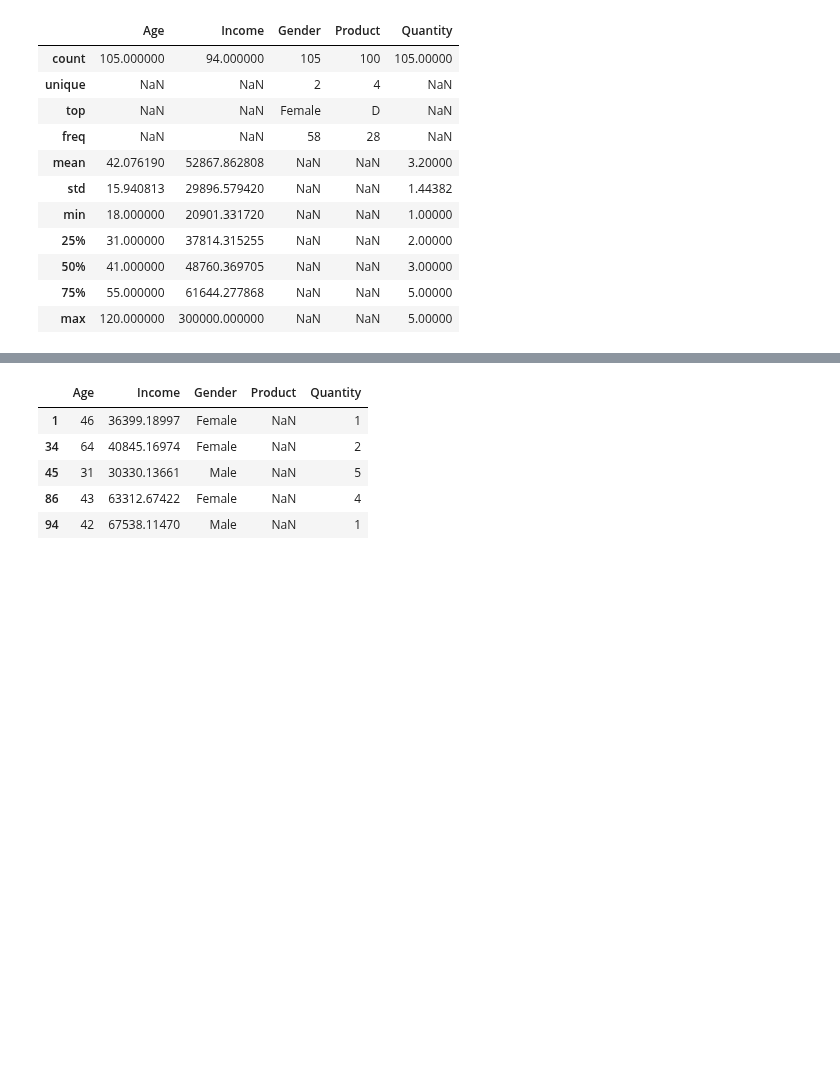
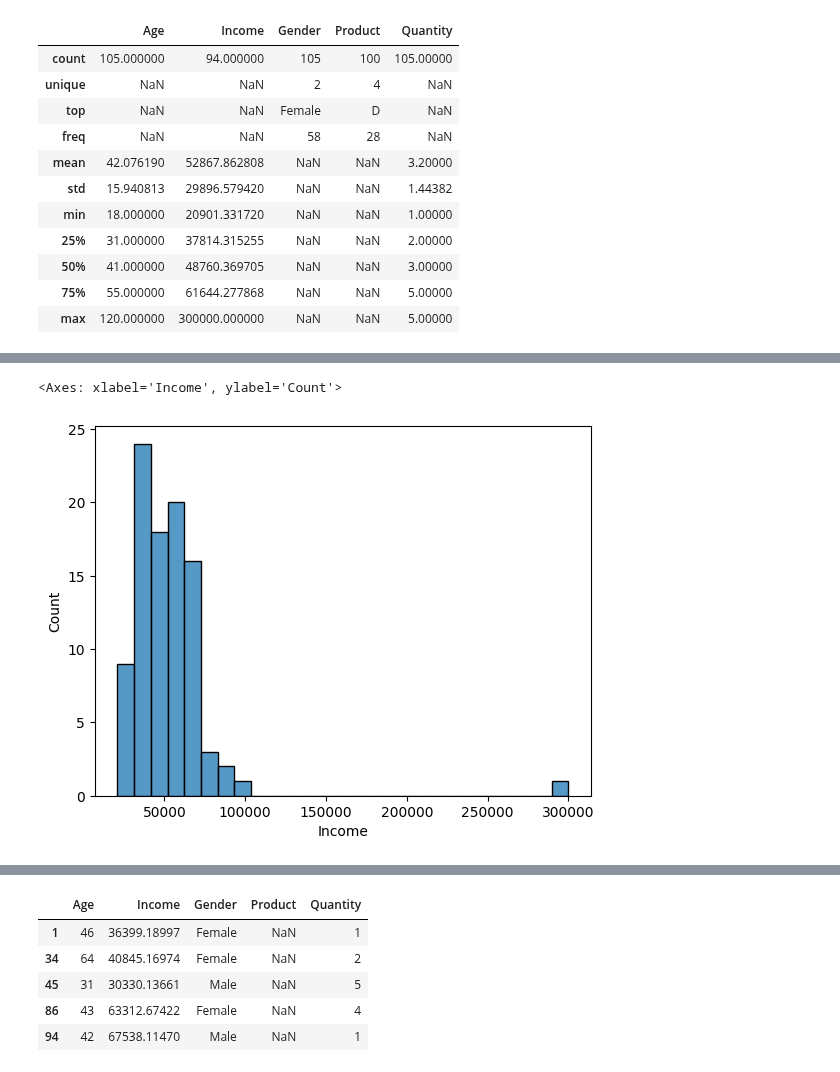
Before and after one commit to LLF00/datascience1, a Jupyter notebook: class_may10.ipynb, the cells around one changed output, grey strips where cells are left out. Drawn from its saved outputs; the diff is of its cells as text; code cells hidden in the pictures; blank space fills up the shorter version.

```diff
--- a/class_may10.ipynb
+++ b/class_may10.ipynb
@@ -72,0 +96,5 @@ df.describe(include ='all')
+# %%
+sns.histplot(df['Income'])
+# %% [output]
+<Axes: xlabel='Income', ylabel='Count'>
+[figure, added]
```
Also changed, not shown: parts of 20 cells of this notebook.
